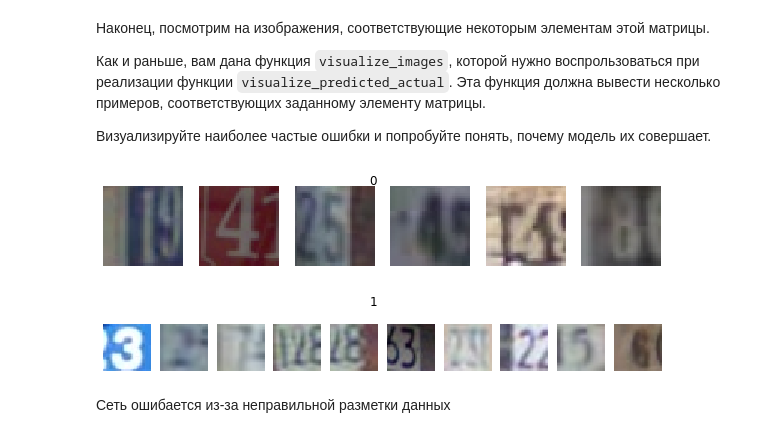
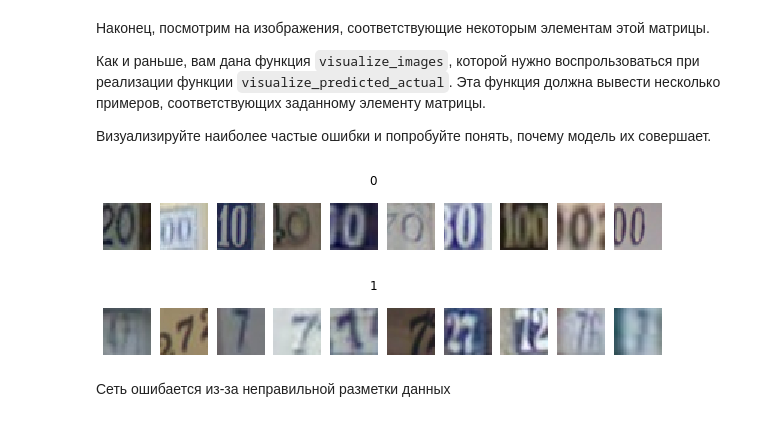
Before and after one commit to Chularev/courses, a Jupyter notebook: assignments/assignment2/PyTorch.ipynb, the cells around one changed output. Cells and saved outputs as stored; diff of their text form; code cells hidden in the pictures.

```diff
--- a/assignments/assignment2/PyTorch.ipynb
+++ b/assignments/assignment2/PyTorch.ipynb
@@ -413,39 +415,38 @@ def visualize_images(indices, data, title='', max_num=10):
     max_num: int, max number of images to display
     """
     to_show = min(len(indices), max_num)
     fig = plt.figure(figsize=(10,1.5))
     fig.suptitle(title)
     for i, index in enumerate(indices[:to_show]):
         plt.subplot(1,to_show, i+1)
         plt.axis('off')
         sample = data[index][0]
         plt.imshow(sample)
 
 def visualize_predicted_actual(predicted_class, gt_class, predictions, groud_truth, val_indices, data):
     """
     Visualizes images of a ground truth class which were predicted as the other class
 
     predicted: int 0-9, index of the predicted class
     gt_class: int 0-9, index of the ground truth class
     predictions: np array of ints, model predictions for all validation samples
     ground_truth: np array of ints, ground truth for all validation samples
     val_indices: np array of ints, indices of validation samples
     """
 
     # TODO: Implement visualization using visualize_images above
     # predictions and ground_truth are provided for validation set only, defined by val_indices
     # Hint: numpy index arrays might be helpful
     # https://docs.scipy.org/doc/numpy/user/basics.indexing.html#index-arrays
     # Please make the title meaningful!
-    gt_indices = np.where(groud_truth == gt_class)[0]
-    predicted_indices = np.where(predictions[gt_indices] == predicted_class)[0]
-    visualize_images(predicted_indices, data, title=predicted_class)
+    indices = val_indices[(groud_truth == gt_class) & (predictions == predicted_class)]
+    visualize_images(indices, data, title=predicted_class)
 
-visualize_predicted_actual(0, 1, predictions, gt, np.array(val_indices), data_train_images)
+visualize_predicted_actual(0, 0, predictions, gt, np.array(val_indices), data_train_images)
 visualize_predicted_actual(1, 7, predictions, gt, np.array(val_indices), data_train_images)
 # %% [output]
-[figure, old version]
+[figure, new version]
-[figure, old version]
+[figure, new version]
 # %% [markdown]
 Сеть ошибается из-за неправильной разметки данных
 # %% [markdown]
```
Also changed, not shown: parts of 6 cells of this notebook.
